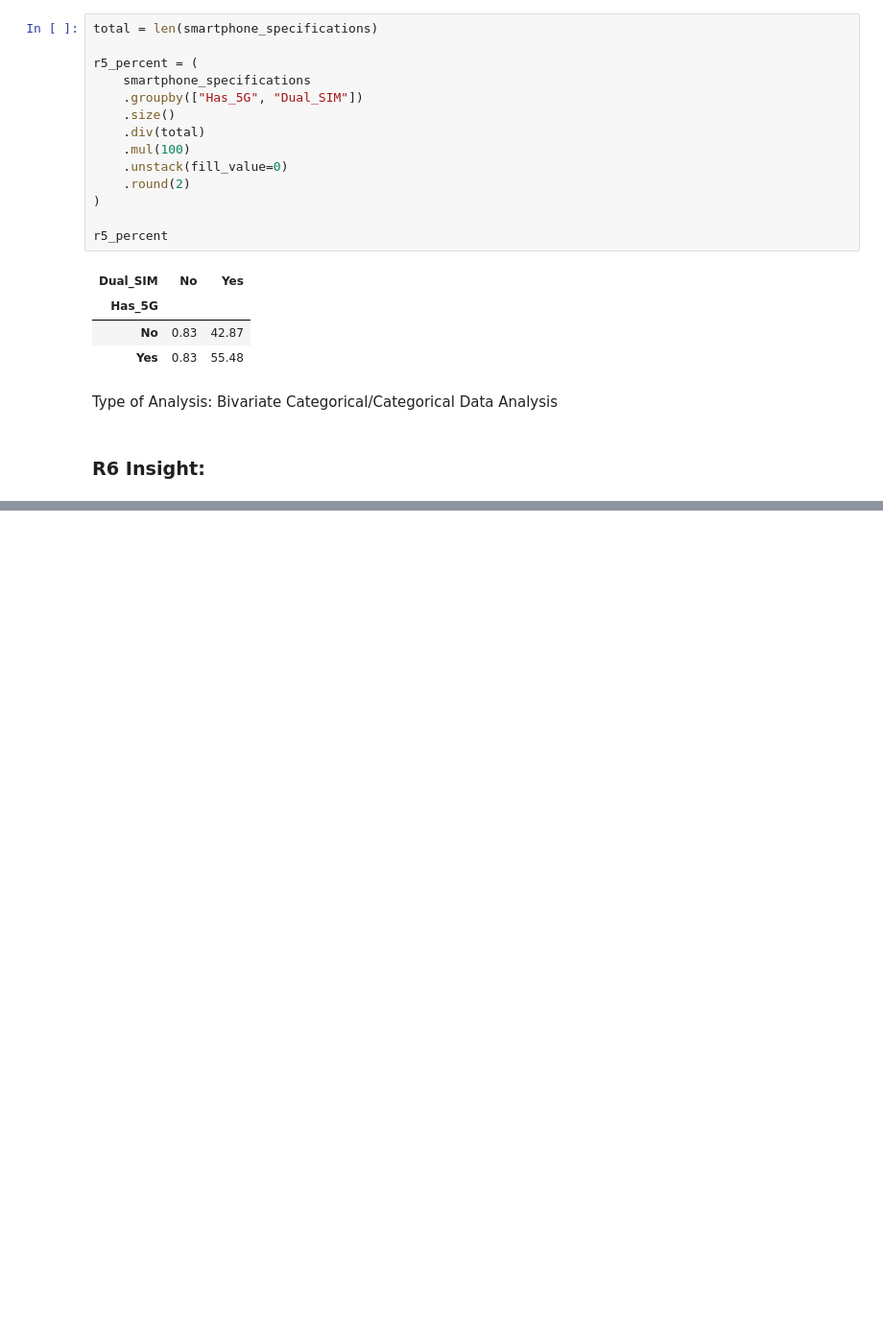
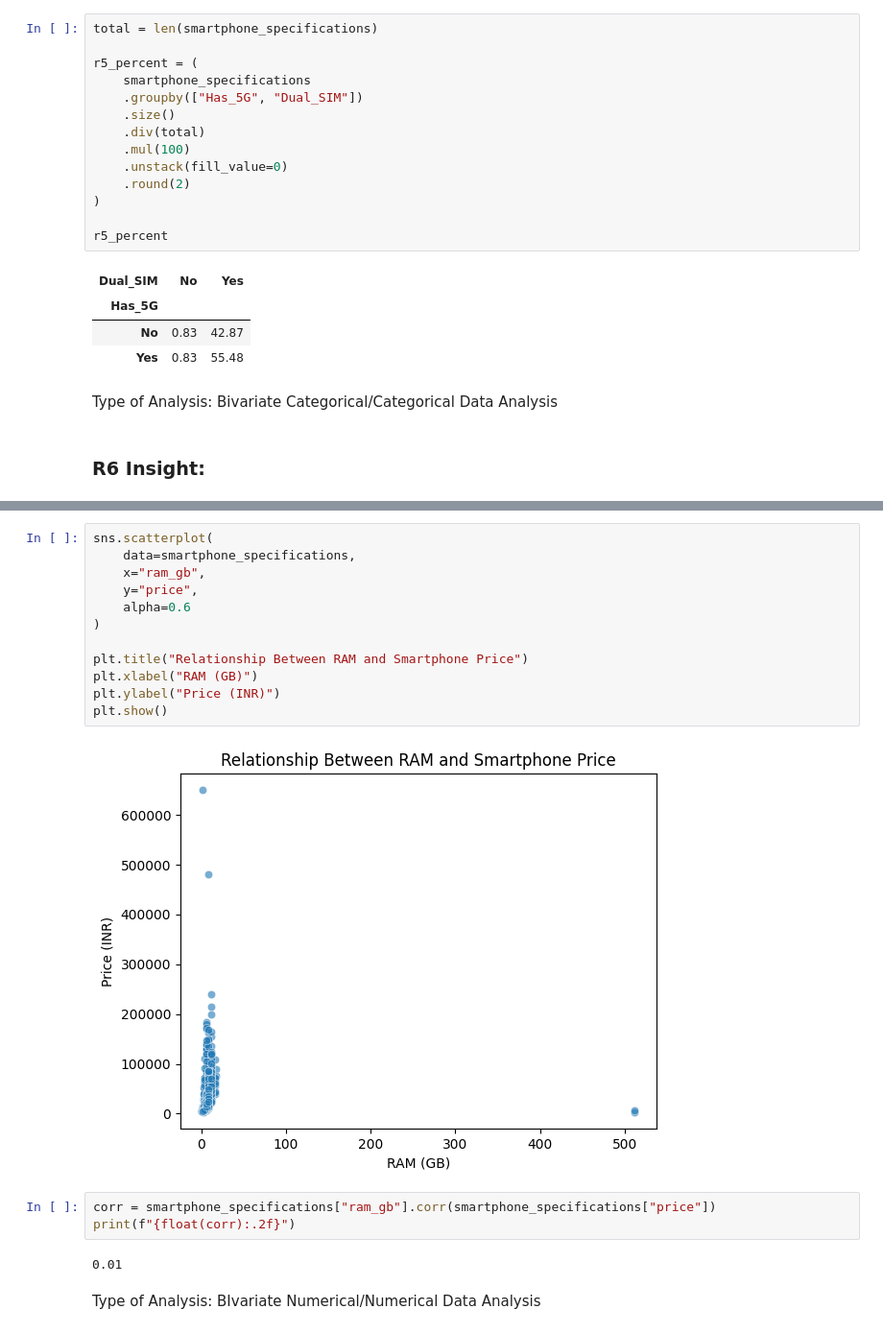
Before and after one commit to michaelmassaad02/CSI4142_Assignment1, a Jupyter notebook: CSI4142-Assignment1.ipynb, the cells around one changed output, grey strips where cells are left out. Shown at 96% size. Cells and saved outputs as stored; diff of their text form; blank space fills up the shorter version.

```diff
--- a/CSI4142-Assignment1.ipynb
+++ b/CSI4142-Assignment1.ipynb
@@ -671,0 +727,21 @@ plt.show()
+# %%
+sns.scatterplot(
+    data=smartphone_specifications,
+    x="ram_gb",
+    y="price",
+    alpha=0.6
+)
+
+plt.title("Relationship Between RAM and Smartphone Price")
+plt.xlabel("RAM (GB)")
+plt.ylabel("Price (INR)")
+plt.show()
+# %% [output]
+[figure, added]
+# %%
+corr = smartphone_specifications["ram_gb"].corr(smartphone_specifications["price"])
+print(f"{float(corr):.2f}")
+# %% [output]
+0.01
+# %% [markdown]
+Type of Analysis: BIvariate Numerical/Numerical Data Analysis
```
Also changed, not shown: parts of 6 cells of this notebook.
